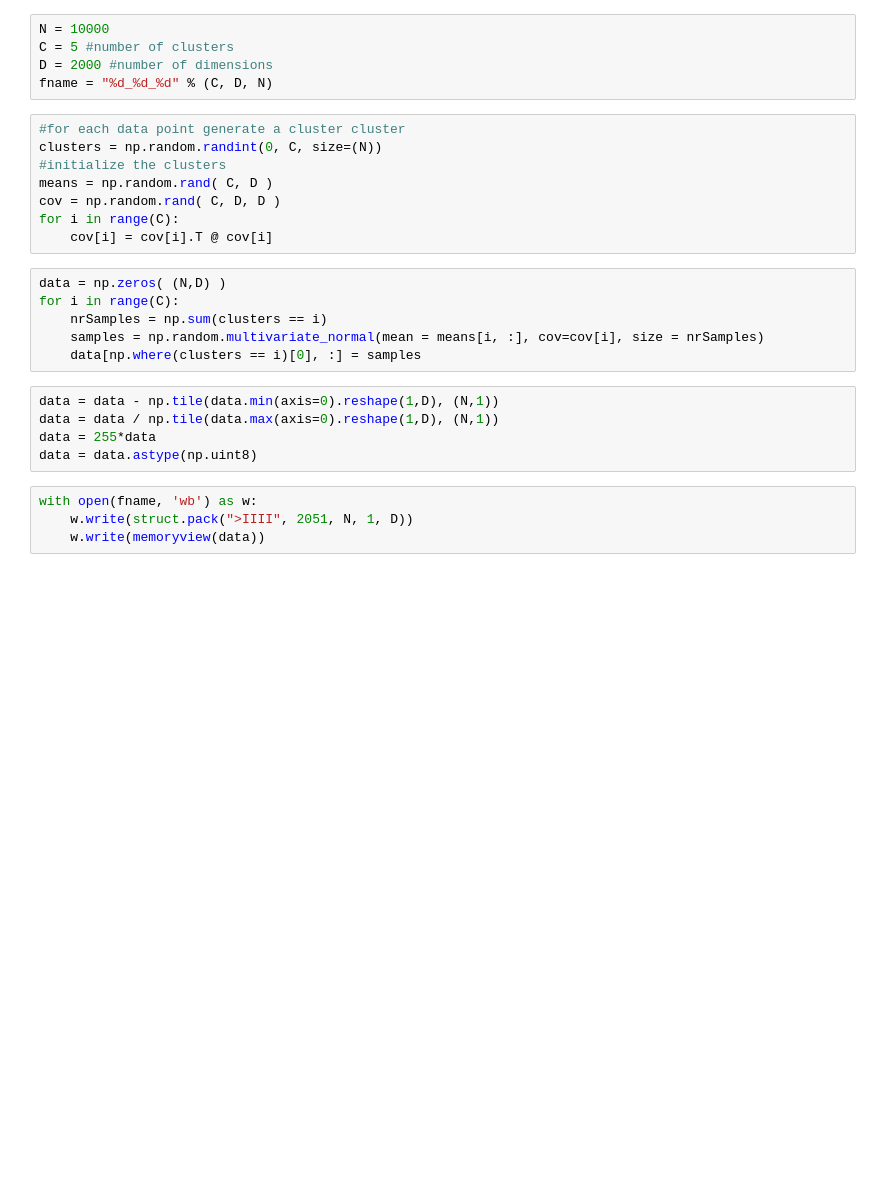
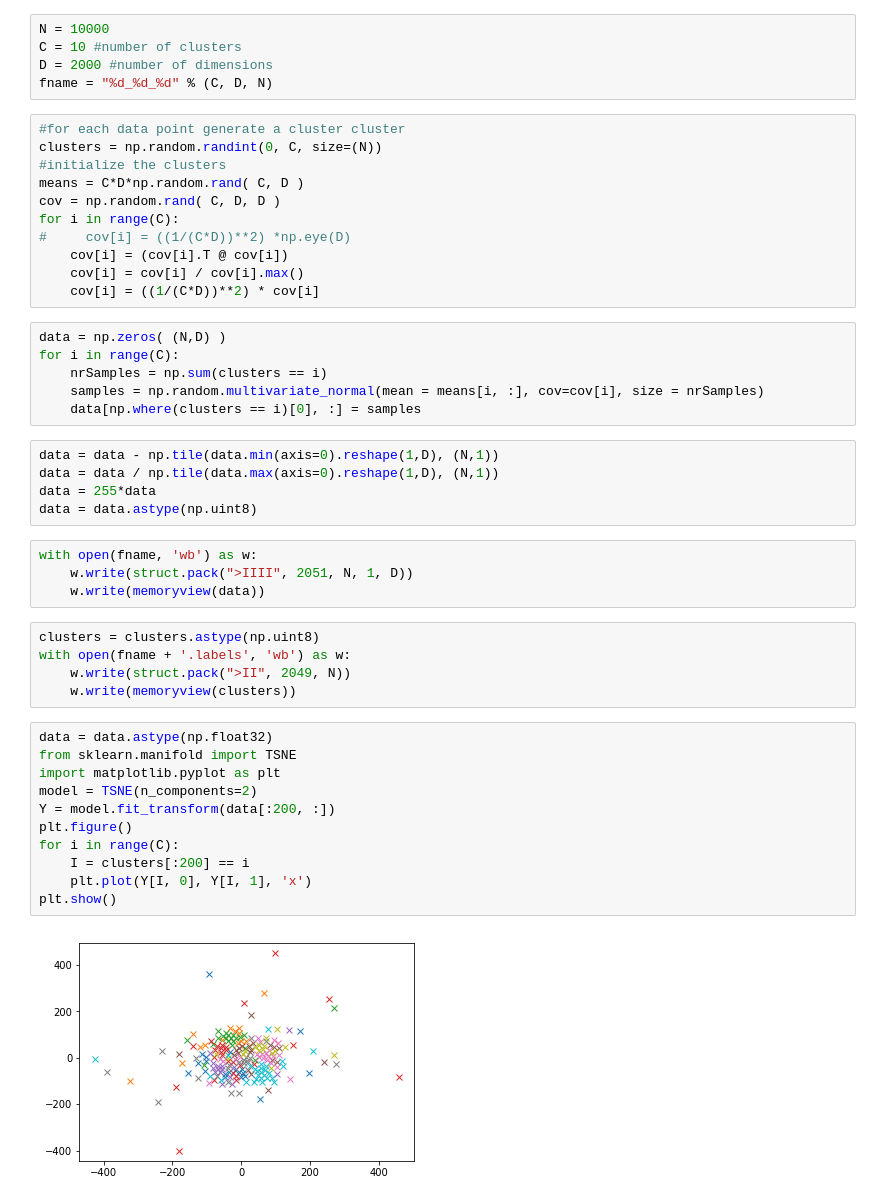
Before and after one commit to albertomontesg/fast-tsne, a Jupyter notebook: code/generate_test_data/Generate Data.ipynb, the cells around one changed output. Saved outputs shown, nothing was run; the diff lists cells and outputs as text; blank space fills up the shorter version.

Commit message:
added artificial data set tests and ran them

```diff
--- a/code/generate_test_data/Generate Data.ipynb
+++ b/code/generate_test_data/Generate Data.ipynb
@@ -3,17 +3,20 @@ import numpy as np
 import struct
 # %%
 N = 10000
-C = 5 #number of clusters
+C = 10 #number of clusters
 D = 2000 #number of dimensions
 fname = "%d_%d_%d" % (C, D, N)
 # %%
 #for each data point generate a cluster cluster
 clusters = np.random.randint(0, C, size=(N))
 #initialize the clusters
-means = np.random.rand( C, D )
+means = C*D*np.random.rand( C, D )
 cov = np.random.rand( C, D, D )
 for i in range(C):
-    cov[i] = cov[i].T @ cov[i]
+#     cov[i] = ((1/(C*D))**2) *np.eye(D)
+    cov[i] = (cov[i].T @ cov[i])
+    cov[i] = cov[i] / cov[i].max()
+    cov[i] = ((1/(C*D))**2) * cov[i]
 # %%
 data = np.zeros( (N,D) )
 for i in range(C):
@@ -29,3 +32,21 @@ data = data.astype(np.uint8)
 with open(fname, 'wb') as w:
     w.write(struct.pack(">IIII", 2051, N, 1, D))
     w.write(memoryview(data))
+# %%
+clusters = clusters.astype(np.uint8)
+with open(fname + '.labels', 'wb') as w:
+    w.write(struct.pack(">II", 2049, N))
+    w.write(memoryview(clusters))
+# %%
+data = data.astype(np.float32)
+from sklearn.manifold import TSNE
+import matplotlib.pyplot as plt
+model = TSNE(n_components=2)
+Y = model.fit_transform(data[:200, :])
+plt.figure()
+for i in range(C):
+    I = clusters[:200] == i
+    plt.plot(Y[I, 0], Y[I, 1], 'x')
+plt.show()
+# %% [output]
+[figure, added]
```
Also changed, not shown: 5 other files.
